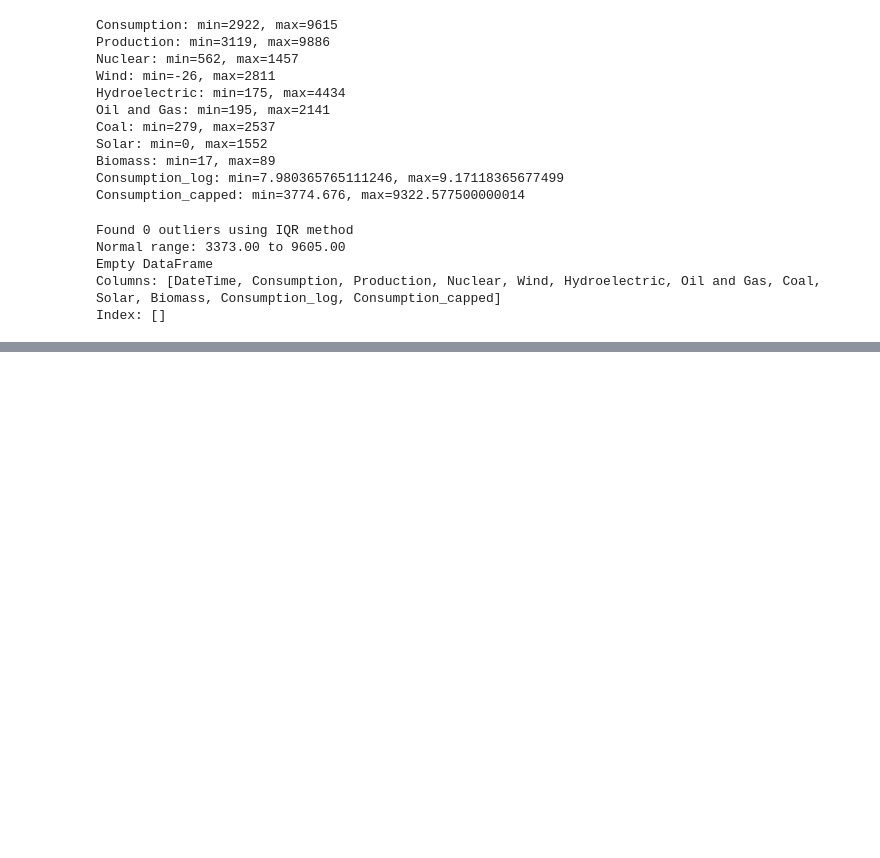
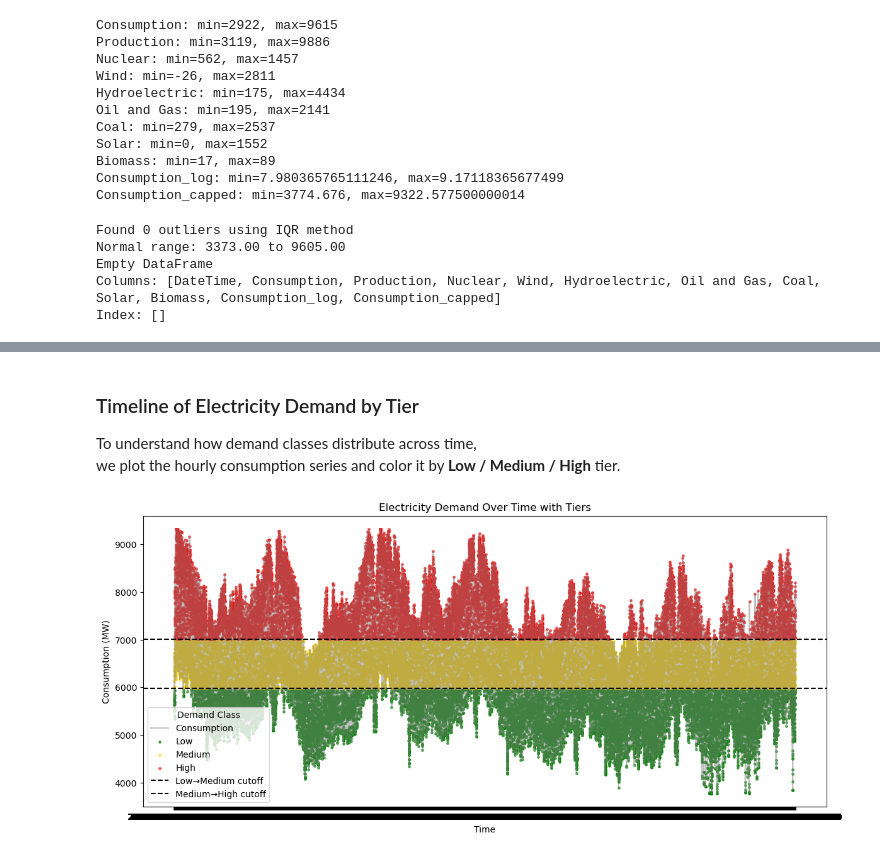
Before and after one commit to FedorSulaev/energy-demand-classifier, a Jupyter notebook: notebooks/02_data_collection_and_preprocessing.ipynb, the cells around one changed output, grey strips where cells are left out. Cells and saved outputs as stored; diff of their text form; code cells hidden in the pictures; blank space fills up the shorter version.

```diff
--- a/notebooks/02_data_collection_and_preprocessing.ipynb
+++ b/notebooks/02_data_collection_and_preprocessing.ipynb
@@ -327,0 +413,21 @@ Index: []
+# %%
+# --- Create demand tiers ---
+# Use capped consumption for more stable class boundaries
+df["demand_class"] = pd.qcut(
+    df["Consumption_capped"],
+    q=3,
+    labels=["Low", "Medium", "High"]
+)
+
+# --- Label Encoding ---
+le = LabelEncoder()
+df["demand_class_encoded"] = le.fit_transform(df["demand_class"])
+# (Low=1 → e.g. 1, Medium → 2, High → 0; actual mapping depends on alphabetical order)
+print(dict(zip(le.classes_, le.transform(le.classes_))))
+
+# --- One-Hot Encoding ---
+dummies = pd.get_dummies(df["demand_class"], prefix="demand")
+df = pd.concat([df, dummies], axis=1)
+
+# --- Check class balance ---
+print(df["demand_class"].value_counts(normalize=True))
@@ -327,0 +494,27 @@ Index: []
+# %% [markdown]
+### Timeline of Electricity Demand by Tier
+
+To understand how demand classes distribute across time,
+we plot the hourly consumption series and color it by **Low / Medium / High** tier.
+# %%
+plt.figure(figsize=(14,6))
+plt.plot(df["DateTime"], df["Consumption_capped"], color="gray", alpha=0.5, label="Consumption")
+
+# Overlay colors for tiers
+colors = {"Low": "green", "Medium": "gold", "High": "red"}
+for label, color in colors.items():
+    subset = df[df["demand_class"] == label]
+    plt.scatter(subset["DateTime"], subset["Consumption_capped"], s=6, color=color, alpha=0.6, label=label)
+
+q1 = df["Consumption_capped"].quantile(1/3)
+q2 = df["Consumption_capped"].quantile(2/3)
+plt.axhline(q1, color="black", linestyle="--", label="Low→Medium cutoff")
+plt.axhline(q2, color="black", linestyle="--", label="Medium→High cutoff")
+
+plt.title("Electricity Demand Over Time with Tiers")
+plt.xlabel("Time")
+plt.ylabel("Consumption (MW)")
+plt.legend(title="Demand Class")
+plt.show()
+# %% [output]
+[figure, added]
```
Also changed, not shown: parts of 10 cells of this notebook.
